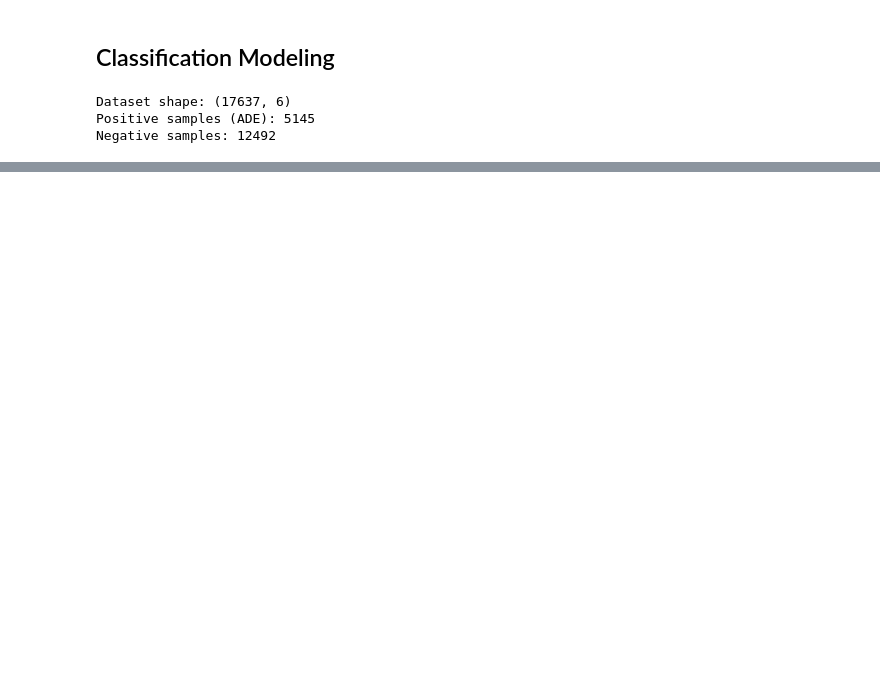
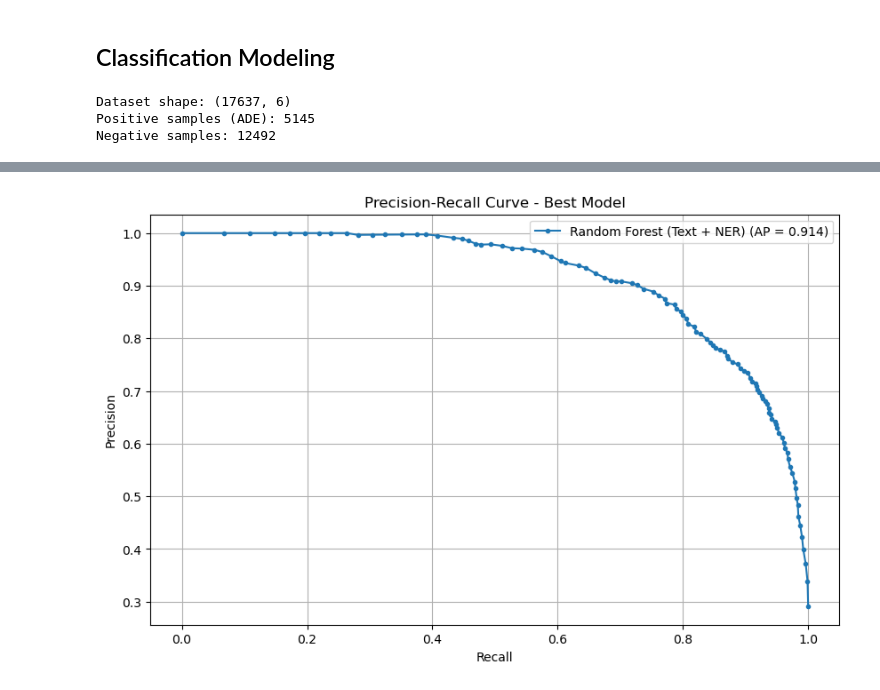
Before and after one commit to lucas-penney/pharmacovigilance_text_analytics, a Jupyter notebook: pharmacovigilance.ipynb, the cells around one changed output, grey strips where cells are left out. Drawn from its saved outputs; the diff is of its cells as text; code cells hidden in the pictures; blank space fills up the shorter version.

```diff
--- a/pharmacovigilance.ipynb
+++ b/pharmacovigilance.ipynb
@@ -569,0 +687,18 @@ plt.show()
+# %%
+# Precision-Recall Curve
+from sklearn.metrics import precision_recall_curve, average_precision_score
+
+precision_curve, recall_curve, thresholds = precision_recall_curve(y_test, y_pred_proba)
+avg_precision = average_precision_score(y_test, y_pred_proba)
+
+plt.figure(figsize=(10, 6))
+plt.plot(recall_curve, precision_curve, marker='.',
+         label=f'{best_row["Model"]} ({best_feature_type}) (AP = {avg_precision:.3f})')
+plt.xlabel('Recall')
+plt.ylabel('Precision')
+plt.title('Precision-Recall Curve - Best Model')
+plt.legend()
+plt.grid(True)
+plt.show()
+# %% [output]
+[figure, added]
```
Also changed, not shown: parts of 11 cells of this notebook.
